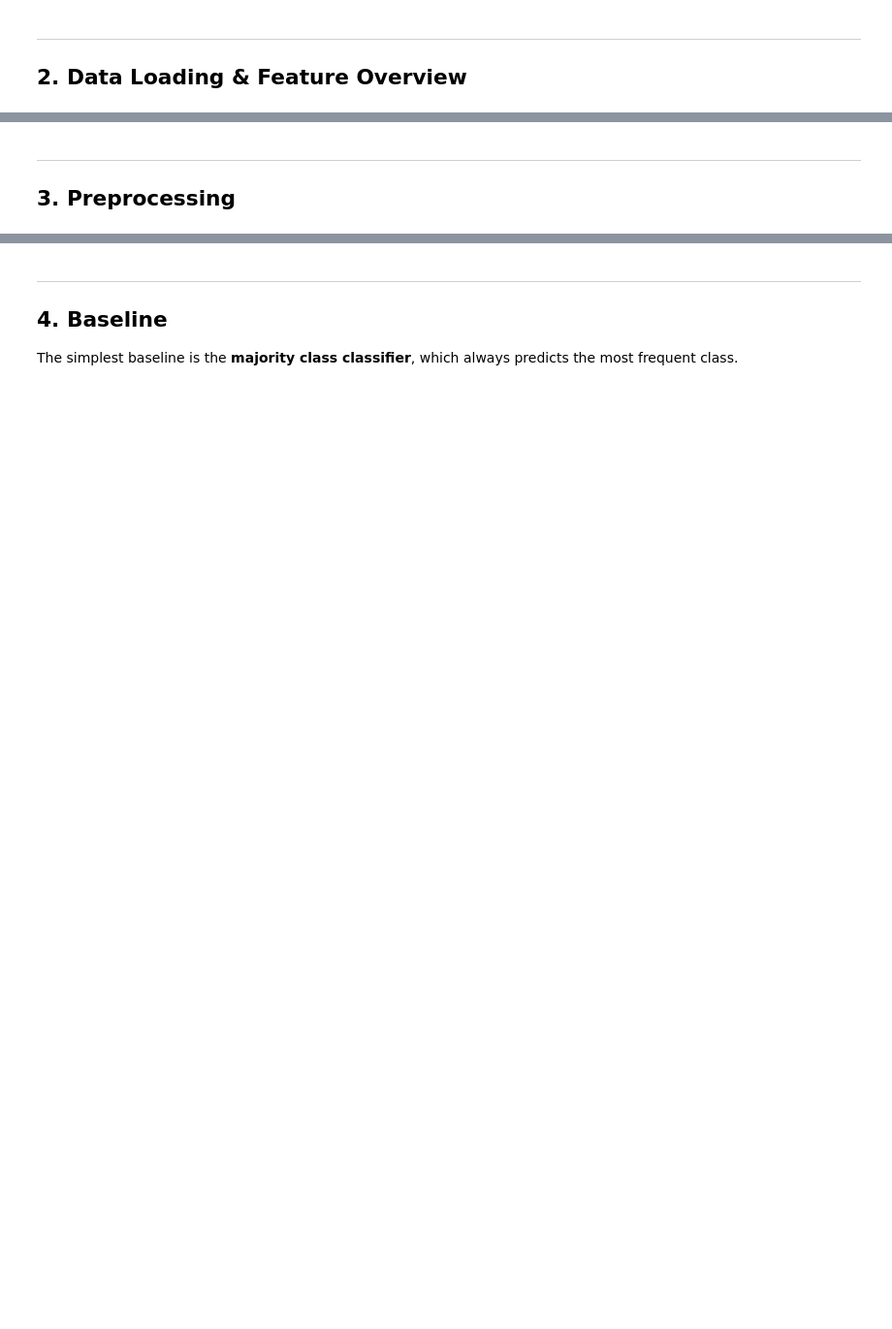
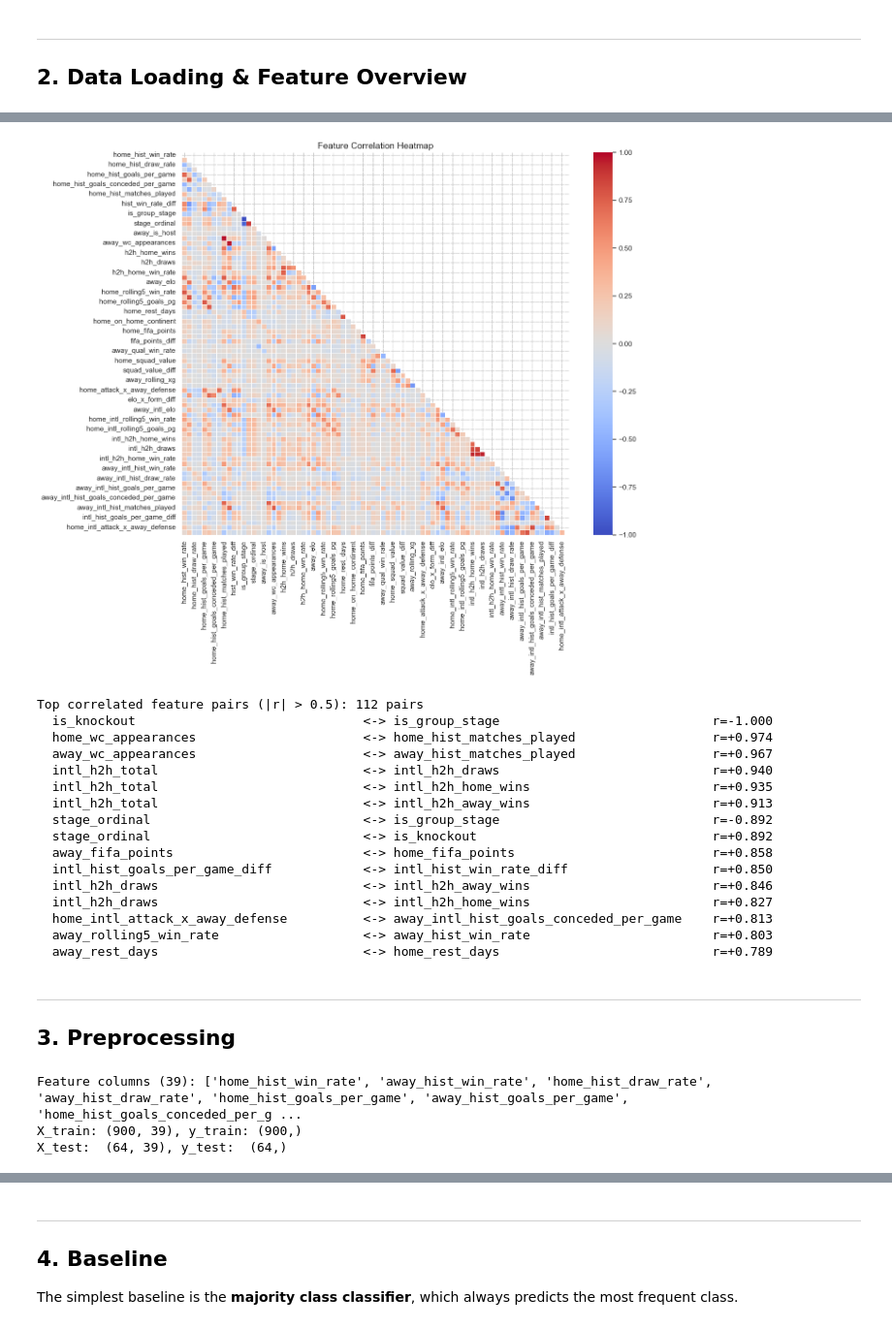
Before and after one commit to drdiguglielmo-personal/datascienceproject, a Jupyter notebook: Part2_Models_and_Results.ipynb, the cells around one changed output, grey strips where cells are left out. Shown at 97% size. Saved outputs shown, nothing was run; the diff lists cells and outputs as text; code cells hidden in the pictures; blank space fills up the shorter version.

```diff
--- a/Part2_Models_and_Results.ipynb
+++ b/Part2_Models_and_Results.ipynb
@@ -85,31 +135,49 @@ else:
 # %%
 # Correlation heatmap for numeric features
-META_COLS = ['match_date', 'year', 'home_team_name', 'away_team_name', 'result']
+META_COLS = ['match_date', 'year', 'team_a_name', 'team_b_name', 'result']
 feature_cols = [c for c in df_train.columns if c not in META_COLS]
 
 corr = df_train[feature_cols].corr()
 
 fig, ax = plt.subplots(figsize=(14, 12))
 mask = np.triu(np.ones_like(corr, dtype=bool))
 sns.heatmap(corr, mask=mask, cmap='coolwarm', center=0, linewidths=0.5,
             fmt='.1f', ax=ax, vmin=-1, vmax=1)
 ax.set_title('Feature Correlation Heatmap', fontsize=14)
 plt.tight_layout()
 plt.show()
 
 # Show top correlated pairs
 upper = corr.where(~np.triu(np.ones_like(corr, dtype=bool)))
 pairs = []
 for col in upper.columns:
     for idx in upper.index:
         val = upper.loc[idx, col]
         if pd.notna(val) and abs(val) > 0.5 and idx != col:
             pairs.append((idx, col, round(val, 3)))
 
 pairs.sort(key=lambda x: abs(x[2]), reverse=True)
 print(f"\nTop correlated feature pairs (|r| > 0.5): {len(pairs)} pairs")
 for f1, f2, r in pairs[:15]:
     print(f"  {f1:40s} <-> {f2:40s}  r={r:+.3f}")
+# %% [output]
+[figure, added]
+Top correlated feature pairs (|r| > 0.5): 112 pairs
+  is_knockout                              <-> is_group_stage                            r=-1.000
+  home_wc_appearances                      <-> home_hist_matches_played                  r=+0.974
+  away_wc_appearances                      <-> away_hist_matches_played                  r=+0.967
+  intl_h2h_total                           <-> intl_h2h_draws                            r=+0.940
+  intl_h2h_total                           <-> intl_h2h_home_wins                        r=+0.935
+  intl_h2h_total                           <-> intl_h2h_away_wins                        r=+0.913
+  stage_ordinal                            <-> is_group_stage                            r=-0.892
+  stage_ordinal                            <-> is_knockout                               r=+0.892
+  away_fifa_points                         <-> home_fifa_points                          r=+0.858
+  intl_hist_goals_per_game_diff            <-> intl_hist_win_rate_diff                   r=+0.850
+  intl_h2h_draws                           <-> intl_h2h_away_wins                        r=+0.846
+  intl_h2h_draws                           <-> intl_h2h_home_wins                        r=+0.827
+  home_intl_attack_x_away_defense          <-> away_intl_hist_goals_conceded_per_game    r=+0.813
+  away_rolling5_win_rate                   <-> away_hist_win_rate                        r=+0.803
+  away_rest_days                           <-> home_rest_days                            r=+0.789
 # %% [markdown]
 ---
 ## 3. Preprocessing
@@ -118,7 +186,7 @@ for f1, f2, r in pairs[:15]:
 # Use the 39 best features: 37 WC-only base + 2 continent advantage
 # (Excludes international, FIFA ranking, qualifying, squad value, and xG features
 #  which were tested in Phase 3 experiments and found to hurt or not help the model)
-DROP_COLS = ['match_date', 'year', 'home_team_name', 'away_team_name', 'result']
+DROP_COLS = ['match_date', 'year', 'team_a_name', 'team_b_name', 'result']
 
 # Phase 3 features that were tested and rejected (see docs/phase3_summary.md)
 EXCLUDE_FEATURES = [
@@ -156,6 +224,10 @@ y_test = df_test['result'].values
 print(f"Feature columns ({len(feature_cols)}): {feature_cols}")
 print(f"X_train: {X_train.shape}, y_train: {y_train.shape}")
 print(f"X_test:  {X_test.shape}, y_test:  {y_test.shape}")
+# %% [output]
+Feature columns (39): ['home_hist_win_rate', 'away_hist_win_rate', 'home_hist_draw_rate', 'away_hist_draw_rate', 'home_hist_goals_per_game', 'away_hist_goals_per_game', 'home_hist_goals_conceded_per_g ...
+X_train: (900, 39), y_train: (900,)
+X_test:  (64, 39), y_test:  (64,)
 # %%
 # StandardScaler
 scaler = StandardScaler()
```
Also changed, not shown: parts of 40 cells of this notebook, 4 other files.
